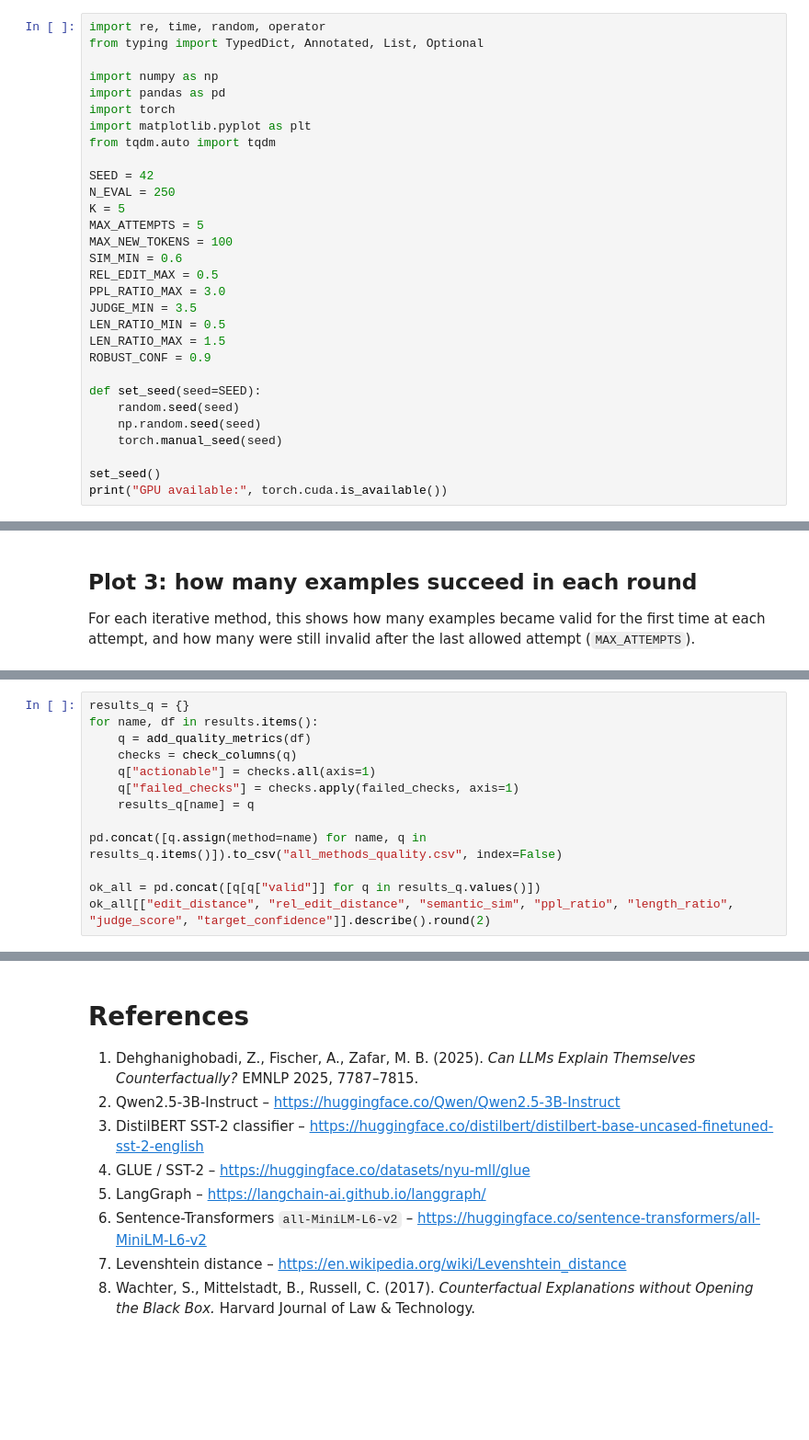
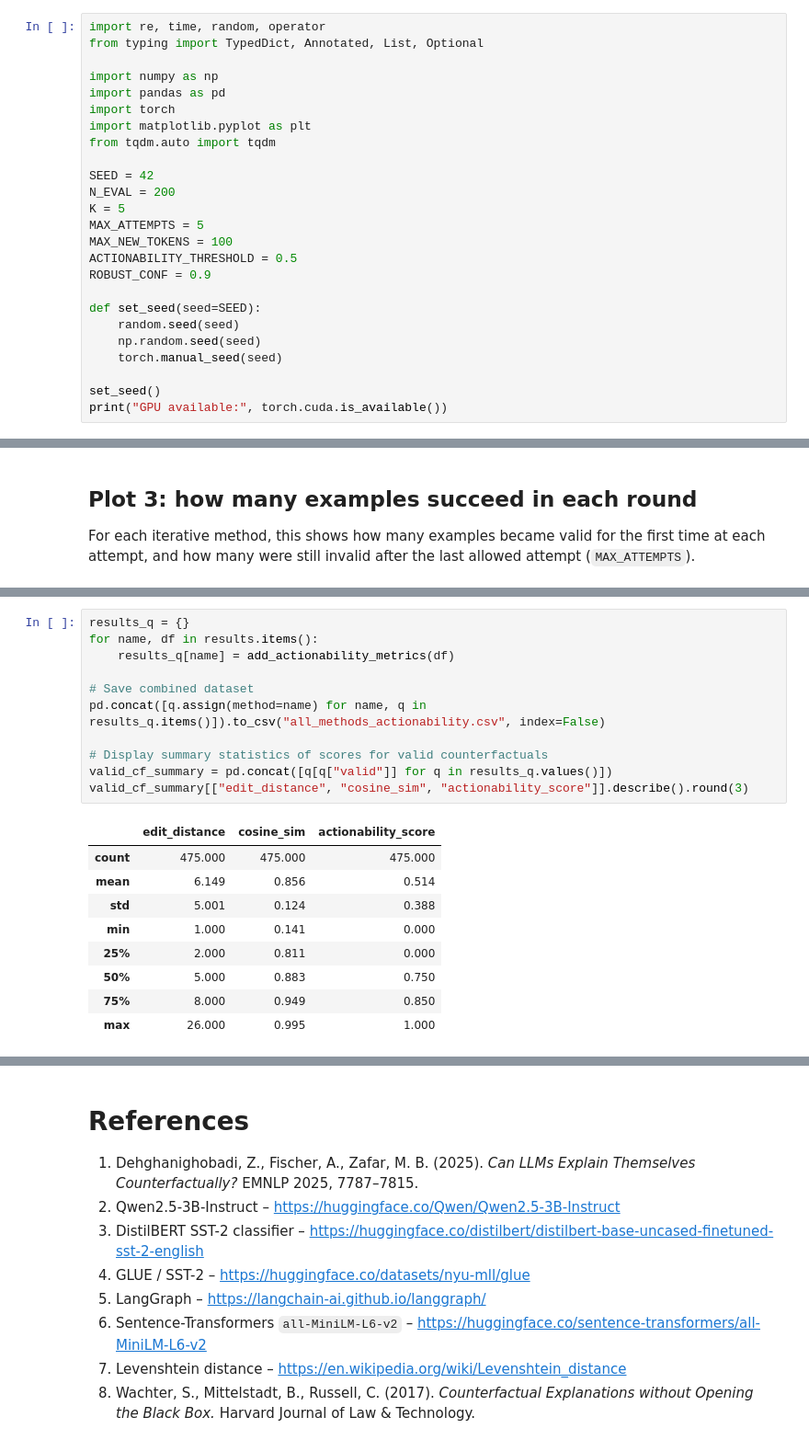
Before and after one commit to SreenathKarthick11/DS5622-Explainable-AI, a Jupyter notebook: Project/XAI_project_langgragh.ipynb, the cells around one changed output, grey strips where cells are left out. Shown at 92% size. Saved outputs shown, nothing was run; the diff lists cells and outputs as text; blank space fills up the shorter version.

```diff
--- a/Project/XAI_project_langgragh.ipynb
+++ b/Project/XAI_project_langgragh.ipynb
@@ -36,16 +39,11 @@ import matplotlib.pyplot as plt
 from tqdm.auto import tqdm
 
 SEED = 42
-N_EVAL = 250
+N_EVAL = 200
 K = 5
 MAX_ATTEMPTS = 5
 MAX_NEW_TOKENS = 100
-SIM_MIN = 0.6
-REL_EDIT_MAX = 0.5
-PPL_RATIO_MAX = 3.0
-JUDGE_MIN = 3.5
-LEN_RATIO_MIN = 0.5
-LEN_RATIO_MAX = 1.5
+ACTIONABILITY_THRESHOLD = 0.5
 ROBUST_CONF = 0.9
 
 def set_seed(seed=SEED):
@@ -892,13 +1014,21 @@ def failed_checks(row):
 # %%
 results_q = {}
 for name, df in results.items():
-    q = add_quality_metrics(df)
-    checks = check_columns(q)
-    q["actionable"] = checks.all(axis=1)
-    q["failed_checks"] = checks.apply(failed_checks, axis=1)
-    results_q[name] = q
+    results_q[name] = add_actionability_metrics(df)
 
-pd.concat([q.assign(method=name) for name, q in results_q.items()]).to_csv("all_methods_quality.csv", index=False)
+# Save combined dataset
+pd.concat([q.assign(method=name) for name, q in results_q.items()]).to_csv("all_methods_actionability.csv", index=False)
 
-ok_all = pd.concat([q[q["valid"]] for q in results_q.values()])
-ok_all[["edit_distance", "rel_edit_distance", "semantic_sim", "ppl_ratio", "length_ratio", "judge_score", "target_confidence"]].describe().round(2)
+# Display summary statistics of scores for valid counterfactuals
+valid_cf_summary = pd.concat([q[q["valid"]] for q in results_q.values()])
+valid_cf_summary[["edit_distance", "cosine_sim", "actionability_score"]].describe().round(3)
+# %% [output]
+|  | edit_distance | cosine_sim | actionability_score |
+| count | 475.000 | 475.000 | 475.000 |
+| mean | 6.149 | 0.856 | 0.514 |
+| std | 5.001 | 0.124 | 0.388 |
+| min | 1.000 | 0.141 | 0.000 |
+| 25% | 2.000 | 0.811 | 0.000 |
+| 50% | 5.000 | 0.883 | 0.750 |
+| 75% | 8.000 | 0.949 | 0.850 |
+| max | 26.000 | 0.995 | 1.000 |
```
Also changed, not shown: parts of 44 cells of this notebook.
